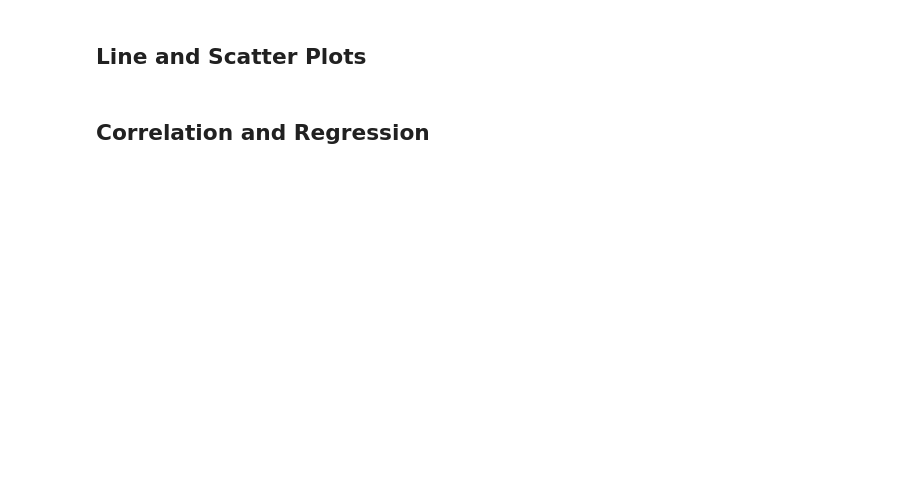
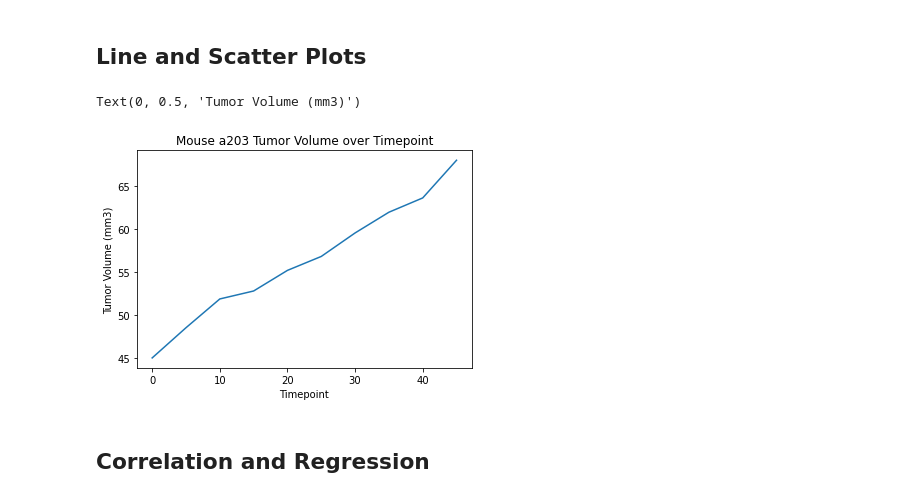
Before and after one commit to atokarev0717/matplotlib-challenge, a Jupyter notebook: pymaceuticals.ipynb, the cells around one changed output. Cells and saved outputs as stored; diff of their text form; code cells hidden in the pictures; blank space fills up the shorter version.

```diff
--- a/pymaceuticals.ipynb
+++ b/pymaceuticals.ipynb
@@ -331,6 +343,14 @@ treatments
 ## Line and Scatter Plots
 # %%
 # Generate a line plot of tumor volume vs. time point for a mouse treated with Capomulin
+a203_mouse = clean_df[clean_df['Mouse ID']=='a203']
+plt.plot(a203_mouse['Timepoint'], a203_mouse['Tumor Volume (mm3)'])
+plt.title('Mouse a203 Tumor Volume over Timepoint')
+plt.xlabel('Timepoint')
+plt.ylabel('Tumor Volume (mm3)')
+# %% [output]
+Text(0, 0.5, 'Tumor Volume (mm3)')
+[figure, added]
 # %%
 # Generate a scatter plot of average tumor volume vs. mouse weight for the Capomulin regimen
 # %% [markdown]
```
Also changed, not shown: parts of 2 cells of this notebook.
